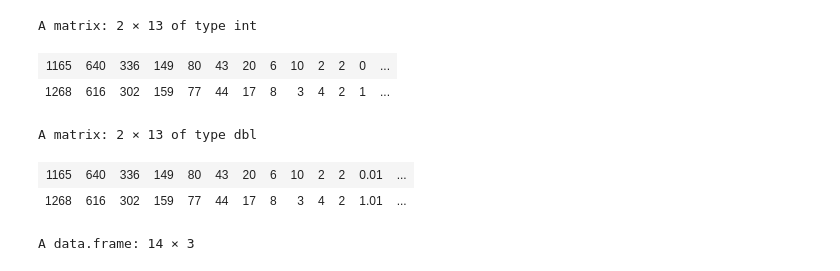
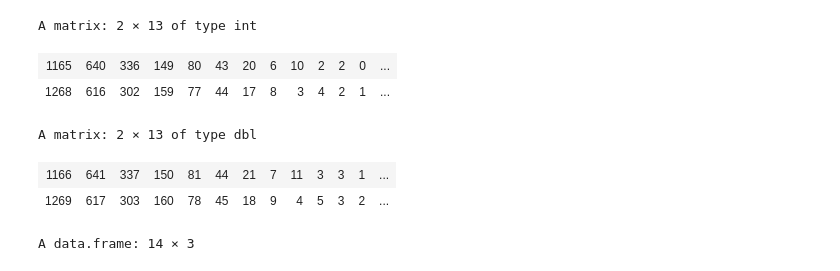
Before and after one commit to jingjing-unilu/ComputationalStatistic_Project21, a Jupyter notebook: Project-21.ipynb, the cells around one changed output. Cells and saved outputs as stored; diff of their text form; code cells hidden in the pictures.

```diff
--- a/Project-21.ipynb
+++ b/Project-21.ipynb
@@ -233,12 +238,12 @@ A matrix: 2 × 13 of type int
 | 1165 | 640 | 336 | 149 | 80 | 43 | 20 | 6 | 10 | 2 | 2 | 0 | ... |
 | 1268 | 616 | 302 | 159 | 77 | 44 | 17 | 8 | 3 | 4 | 2 | 1 | ... |
 # %%
-gap_obv1=rbind(gap1$observed, gap2$observed)[,-length(expected_2)]+0.01
+gap_obv1=rbind(gap1$observed, gap2$observed)[,-length(expected_2)]+1 ##plus 1
 gap_obv1
 # %% [output]
 A matrix: 2 × 13 of type dbl
-| 1165 | 640 | 336 | 149 | 80 | 43 | 20 | 6 | 10 | 2 | 2 | 0.01 | ... |
-| 1268 | 616 | 302 | 159 | 77 | 44 | 17 | 8 | 3 | 4 | 2 | 1.01 | ... |
+| 1166 | 641 | 337 | 150 | 81 | 44 | 21 | 7 | 11 | 3 | 3 | 1 | ... |
+| 1269 | 617 | 303 | 160 | 78 | 45 | 18 | 9 | 4 | 5 | 3 | 2 | ... |
 # %%
 gap.data <- data.frame(
    gap_id = c (1:length(gap1$observed)),
```
Also changed, not shown: parts of 21 cells of this notebook, 7 other files.
